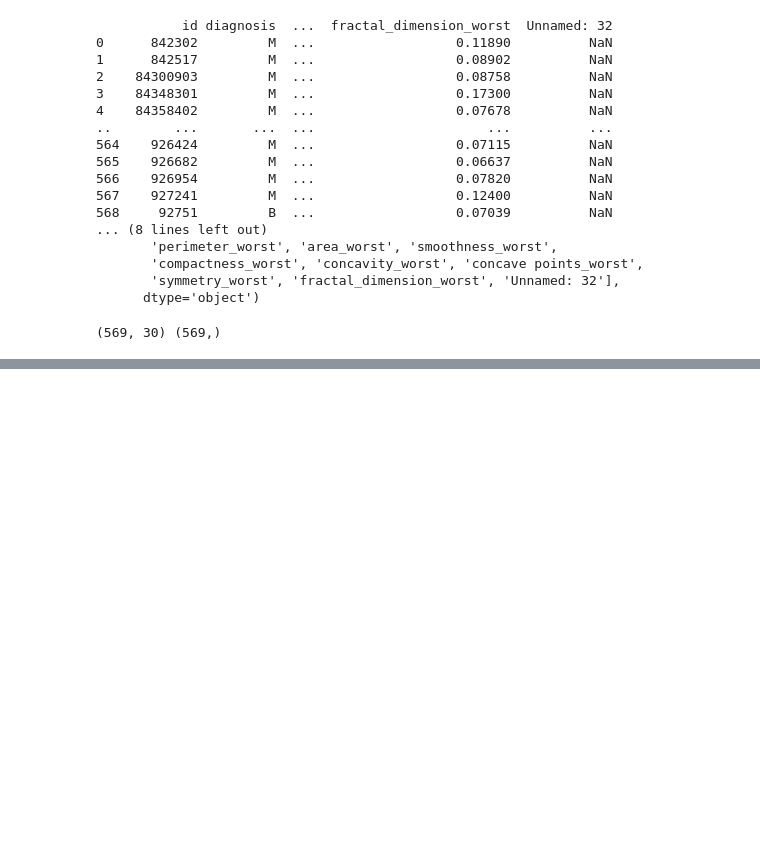
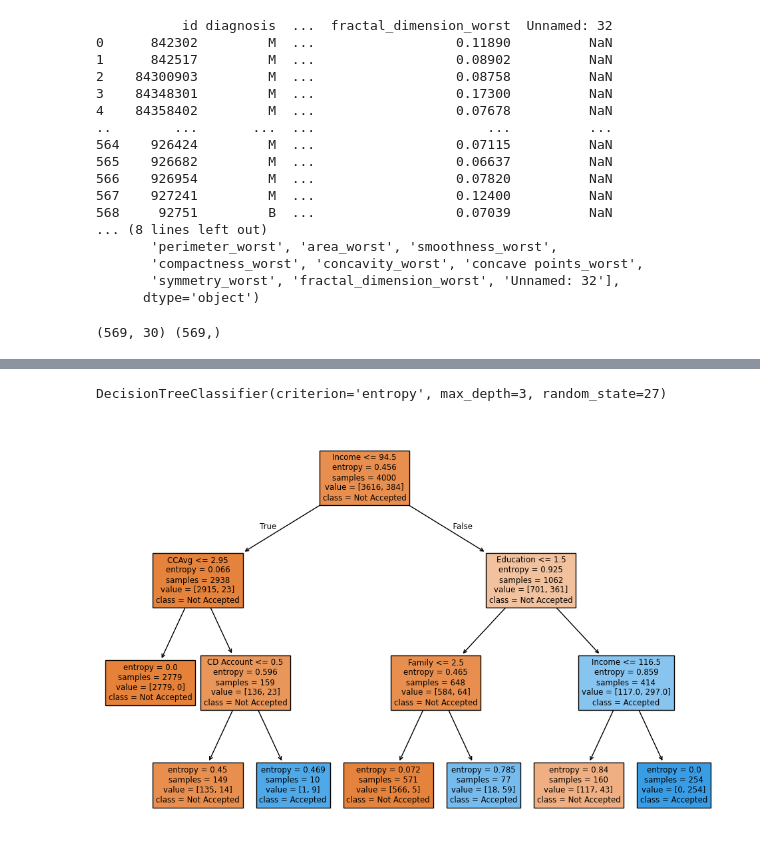
Before and after one commit to golubnichiy/bigdata_0925, a Jupyter notebook: day_06.ipynb, the cells around one changed output, grey strips where cells are left out. Saved outputs shown, nothing was run; the diff lists cells and outputs as text; code cells hidden in the pictures; blank space fills up the shorter version.

```diff
--- a/day_06.ipynb
+++ b/day_06.ipynb
@@ -41,0 +44,10 @@ print(accuracy_score(y_test, y_pred))
+# %%
+import pandas as pd
+from sklearn.tree import DecisionTreeClassifier
+from sklearn.model_selection import train_test_split
+from sklearn.metrics import accuracy_score, confusion_matrix
+from sklearn.tree import plot_tree
+import matplotlib.pyplot as plt
+
+df = pd.read_csv('UniversalBank.csv')
+df.head(5)
@@ -41,0 +61,15 @@ print(accuracy_score(y_test, y_pred))
+# %%
+X = df.drop(['Row', 'Personal Loan', 'ZIP Code'], axis=1)
+y = df['Personal Loan']
+X_train, X_test, y_train, y_test = train_test_split(X, y, test_size=0.2, random_state=27, stratify=y)
+# %%
+dt = DecisionTreeClassifier(max_depth=3, random_state=27, criterion='entropy')
+dt.fit(X_train, y_train)
+# %% [output]
+DecisionTreeClassifier(criterion='entropy', max_depth=3, random_state=27)
+# %%
+plt.figure(figsize=(12, 8))
+plot_tree(dt, filled=True, class_names=['Not Accepted', 'Accepted'], feature_names=list(X_train.columns))
+plt.show()
+# %% [output]
+[figure, added]
```
Also changed, not shown: parts of 17 cells of this notebook, 1 other file.
